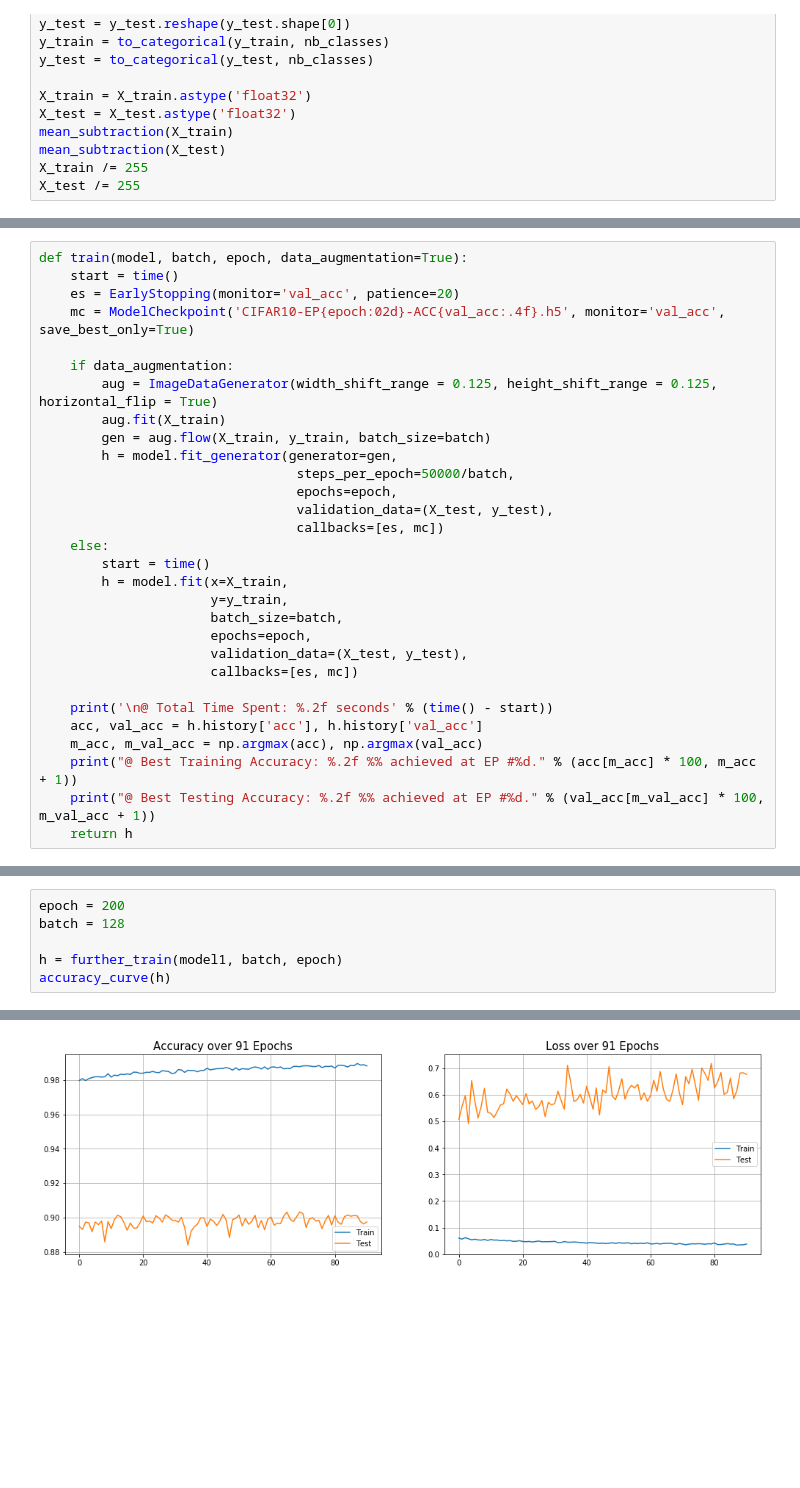
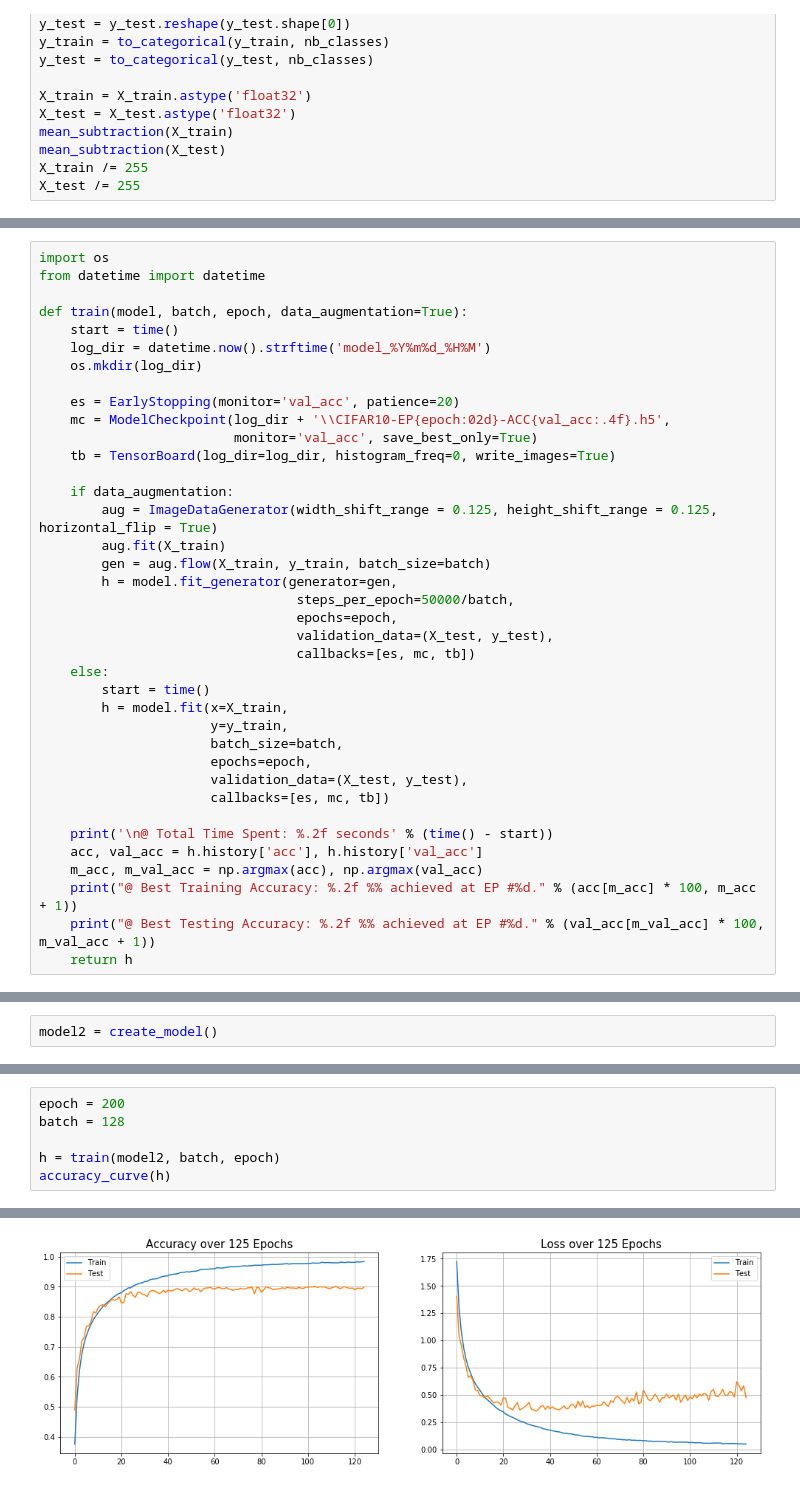
Before and after one commit to mtyylx/MLND, a Jupyter notebook: P5_Image_Classification/CIFAR10 Image Classification using Keras (Concise).ipynb, the cells around one changed output, grey strips where cells are left out. Drawn from its saved outputs; the diff is of its cells as text; blank space fills up the shorter version.

Commit message:
Using TensorBoard. Looks awesome!!!

```diff
--- a/P5_Image_Classification/CIFAR10 Image Classification using Keras (Concise).ipynb
+++ b/P5_Image_Classification/CIFAR10 Image Classification using Keras (Concise).ipynb
@@ -99,8 +85,16 @@ None
 # %%
+import os
+from datetime import datetime
+
 def train(model, batch, epoch, data_augmentation=True):
     start = time()
+    log_dir = datetime.now().strftime('model_%Y%m%d_%H%M')
+    os.mkdir(log_dir)
+
     es = EarlyStopping(monitor='val_acc', patience=20)
-    mc = ModelCheckpoint('CIFAR10-EP{epoch:02d}-ACC{val_acc:.4f}.h5', monitor='val_acc', save_best_only=True)
+    mc = ModelCheckpoint(log_dir + '\\CIFAR10-EP{epoch:02d}-ACC{val_acc:.4f}.h5',
+                         monitor='val_acc', save_best_only=True)
+    tb = TensorBoard(log_dir=log_dir, histogram_freq=0, write_images=True)
 
     if data_augmentation:
         aug = ImageDataGenerator(width_shift_range = 0.125, height_shift_range = 0.125, horizontal_flip = True)
@@ -110,7 +104,7 @@ def train(model, batch, epoch, data_augmentation=True):
                                  steps_per_epoch=50000/batch,
                                  epochs=epoch,
                                  validation_data=(X_test, y_test),
-                                 callbacks=[es, mc])
+                                 callbacks=[es, mc, tb])
     else:
         start = time()
         h = model.fit(x=X_train,
@@ -118,7 +112,7 @@ def train(model, batch, epoch, data_augmentation=True):
                       batch_size=batch,
                       epochs=epoch,
                       validation_data=(X_test, y_test),
-                      callbacks=[es, mc])
+                      callbacks=[es, mc, tb])
 
     print('\n@ Total Time Spent: %.2f seconds' % (time() - start))
     acc, val_acc = h.history['acc'], h.history['val_acc']
@@ -153,0 +178,2 @@ Epoch 6/200
+# %%
+model2 = create_model()
@@ -155,7 +199,7 @@ Epoch 6/200
 epoch = 200
 batch = 128
 
-h = further_train(model1, batch, epoch)
+h = train(model2, batch, epoch)
 accuracy_curve(h)
 # %% [output]
 Epoch 1/200
@@ -178 +222 @@ Epoch 6/200
-[figure, old version]
+[figure, new version]
```
Also changed, not shown: parts of 11 cells of this notebook.
